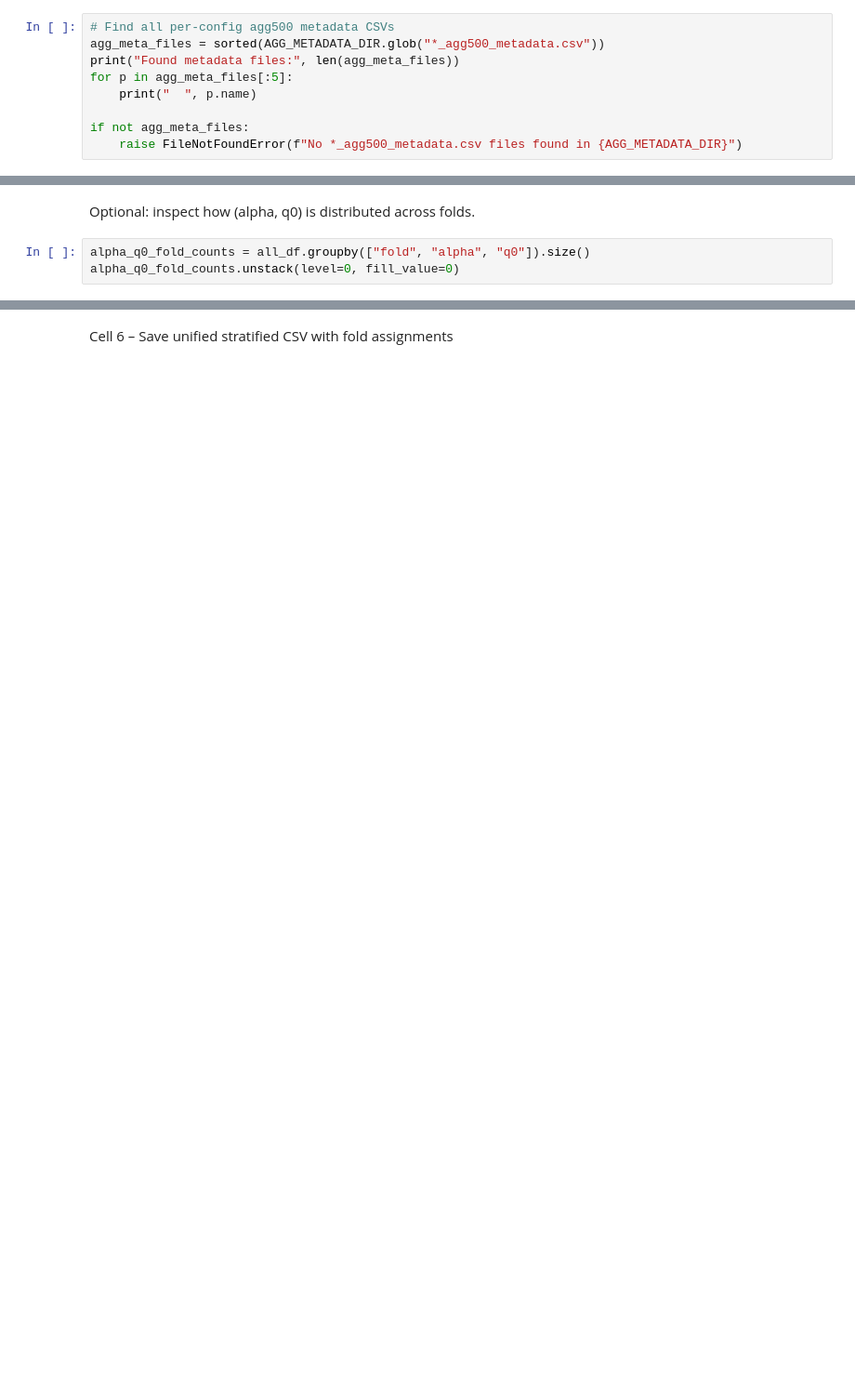
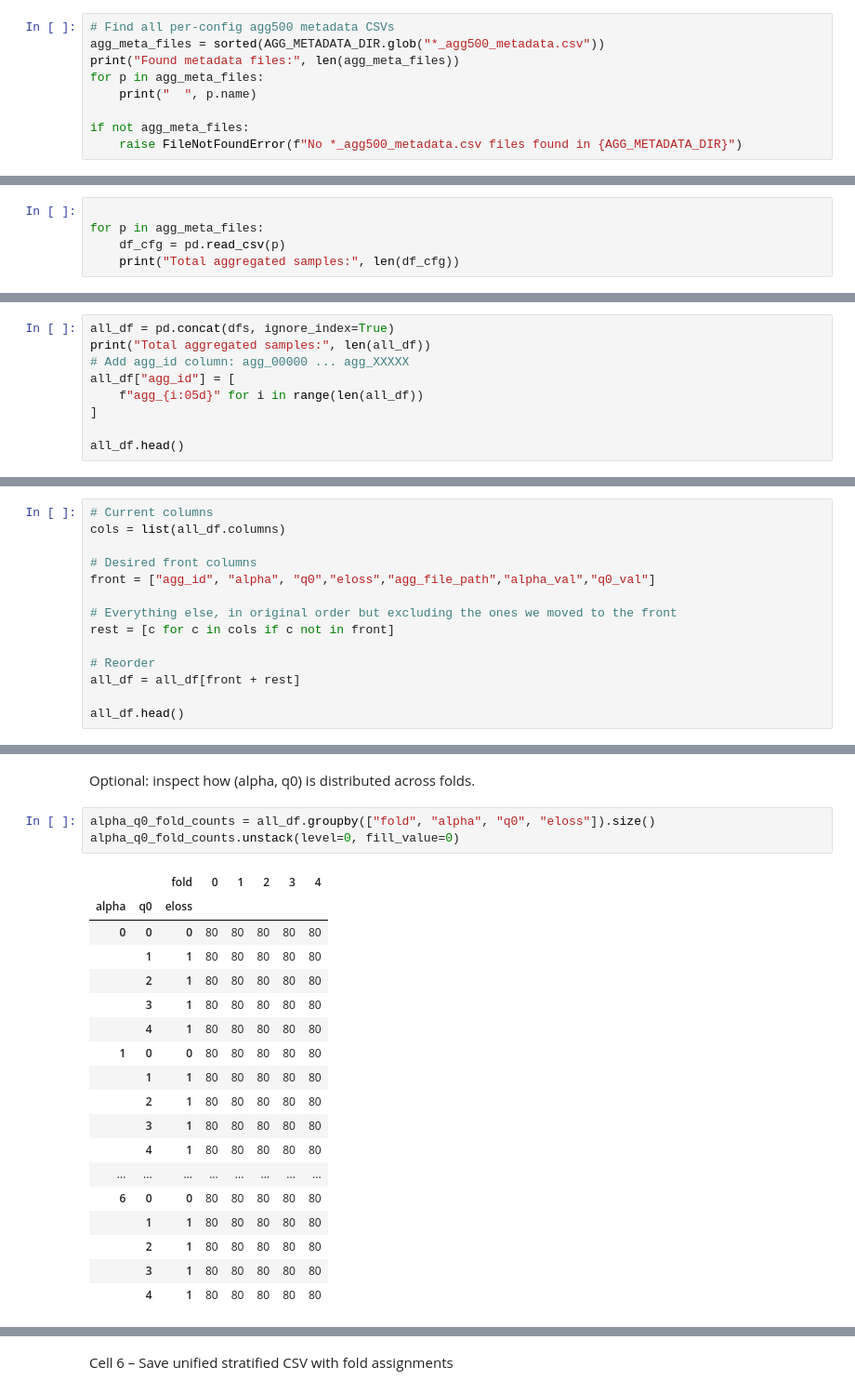
Before and after one commit to hmehryar/ml-jet-ext, a Jupyter notebook: dataset_builder/03_build_stratified_agg500_dataset.ipynb, the cells around one changed output, grey strips where cells are left out. Shown at 93% size. Saved outputs shown, nothing was run; the diff lists cells and outputs as text; blank space fills up the shorter version.

Commit message:
impl sim [agg500] builde 500-agg-jet 5 fold datatset with the indexed based paramter value for alpha_s and q0 and eloss

```diff
--- a/dataset_builder/03_build_stratified_agg500_dataset.ipynb
+++ b/dataset_builder/03_build_stratified_agg500_dataset.ipynb
@@ -36,7 +39,7 @@ Cell 2 – Read all per-config agg500 metadata CSVs and concatenate
 # Find all per-config agg500 metadata CSVs
 agg_meta_files = sorted(AGG_METADATA_DIR.glob("*_agg500_metadata.csv"))
 print("Found metadata files:", len(agg_meta_files))
-for p in agg_meta_files[:5]:
+for p in agg_meta_files:
     print("  ", p.name)
 
 if not agg_meta_files:
@@ -43,0 +65,5 @@ if not agg_meta_files:
+# %%
+
+for p in agg_meta_files:
+    df_cfg = pd.read_csv(p)
+    print("Total aggregated samples:", len(df_cfg))
@@ -53,0 +138,9 @@ all_df.head()
+# %%
+all_df = pd.concat(dfs, ignore_index=True)
+print("Total aggregated samples:", len(all_df))
+# Add agg_id column: agg_00000 ... agg_XXXXX
+all_df["agg_id"] = [
+    f"agg_{i:05d}" for i in range(len(all_df))
+]
+
+all_df.head()
@@ -53,0 +155,14 @@ all_df.head()
+# %%
+# Current columns
+cols = list(all_df.columns)
+
+# Desired front columns
+front = ["agg_id", "alpha", "q0","eloss","agg_file_path","alpha_val","q0_val"]
+
+# Everything else, in original order but excluding the ones we moved to the front
+rest = [c for c in cols if c not in front]
+
+# Reorder
+all_df = all_df[front + rest]
+
+all_df.head()
@@ -97,5 +254,24 @@ print(all_df["fold"].value_counts().sort_index())
 # %% [markdown]
 Optional: inspect how (alpha, q0) is distributed across folds.
 # %%
-alpha_q0_fold_counts = all_df.groupby(["fold", "alpha", "q0"]).size()
+alpha_q0_fold_counts = all_df.groupby(["fold", "alpha", "q0", "eloss"]).size()
 alpha_q0_fold_counts.unstack(level=0, fill_value=0)
+# %% [output]
+|  |  | fold | 0 | 1 | 2 | 3 | 4 |
+| alpha | q0 | eloss |  |  |  |  |  |
+| 0 | 0 | 0 | 80 | 80 | 80 | 80 | 80 |
+|  | 1 | 1 | 80 | 80 | 80 | 80 | 80 |
+|  | 2 | 1 | 80 | 80 | 80 | 80 | 80 |
+|  | 3 | 1 | 80 | 80 | 80 | 80 | 80 |
+|  | 4 | 1 | 80 | 80 | 80 | 80 | 80 |
+| 1 | 0 | 0 | 80 | 80 | 80 | 80 | 80 |
+|  | 1 | 1 | 80 | 80 | 80 | 80 | 80 |
+|  | 2 | 1 | 80 | 80 | 80 | 80 | 80 |
+|  | 3 | 1 | 80 | 80 | 80 | 80 | 80 |
+|  | 4 | 1 | 80 | 80 | 80 | 80 | 80 |
+| ... | ... | ... | ... | ... | ... | ... | ... |
+| 6 | 0 | 0 | 80 | 80 | 80 | 80 | 80 |
+|  | 1 | 1 | 80 | 80 | 80 | 80 | 80 |
+|  | 2 | 1 | 80 | 80 | 80 | 80 | 80 |
+|  | 3 | 1 | 80 | 80 | 80 | 80 | 80 |
+|  | 4 | 1 | 80 | 80 | 80 | 80 | 80 |
```
Also changed, not shown: parts of 19 cells of this notebook, 3 other files.
